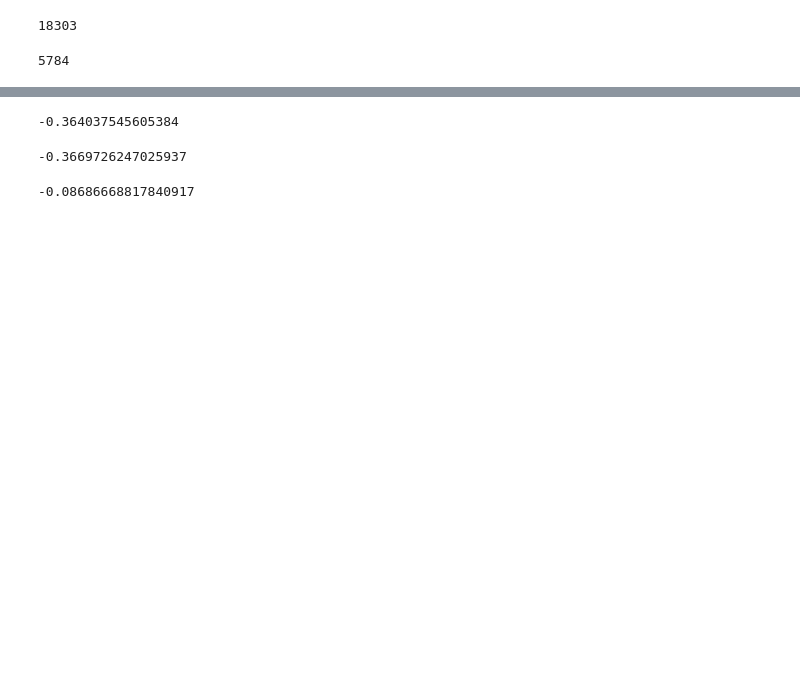
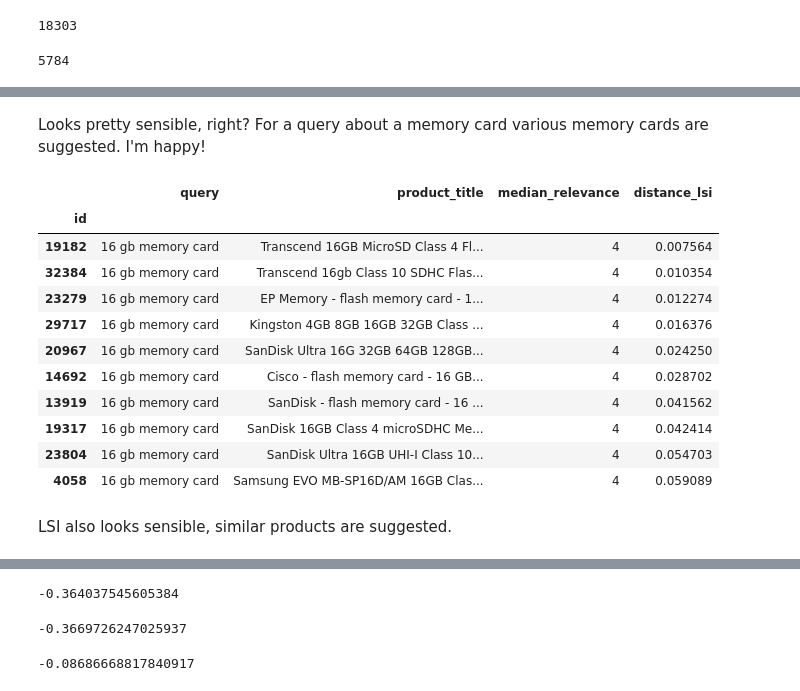
Before and after one commit to EikeDehling/machine-learnings, a Jupyter notebook: nlp_similarity_crowdflower.ipynb, the cells around one changed output, grey strips where cells are left out. Drawn from its saved outputs; the diff is of its cells as text; code cells hidden in the pictures; blank space fills up the shorter version.

```diff
--- a/nlp_similarity_crowdflower.ipynb
+++ b/nlp_similarity_crowdflower.ipynb
@@ -127,0 +189,19 @@ df['distance_doc2vec'] = df.apply(cosine_distance_doc2vec, axis=1)
+# %% [markdown]
+Looks pretty sensible, right? For a query about a memory card various memory cards are suggested. I'm happy!
+# %%
+df[['query', 'product_title', 'median_relevance', 'distance_lsi']].sort_values(by=['query', 'distance_lsi']).head(n=10)
+# %% [output]
+|  | query | product_title | median_relevance | distance_lsi |
+| id |  |  |  |  |
+| 19182 | 16 gb memory card | Transcend 16GB MicroSD Class 4 Fl... | 4 | 0.007564 |
+| 32384 | 16 gb memory card | Transcend 16gb Class 10 SDHC Flas... | 4 | 0.010354 |
+| 23279 | 16 gb memory card | EP Memory - flash memory card - 1... | 4 | 0.012274 |
+| 29717 | 16 gb memory card | Kingston 4GB 8GB 16GB 32GB Class ... | 4 | 0.016376 |
+| 20967 | 16 gb memory card | SanDisk Ultra 16G 32GB 64GB 128GB... | 4 | 0.024250 |
+| 14692 | 16 gb memory card | Cisco - flash memory card - 16 GB... | 4 | 0.028702 |
+| 13919 | 16 gb memory card | SanDisk - flash memory card - 16 ... | 4 | 0.041562 |
+| 19317 | 16 gb memory card | SanDisk 16GB Class 4 microSDHC Me... | 4 | 0.042414 |
+| 23804 | 16 gb memory card | SanDisk Ultra 16GB UHI-I Class 10... | 4 | 0.054703 |
+| 4058 | 16 gb memory card | Samsung EVO MB-SP16D/AM 16GB Clas... | 4 | 0.059089 |
+# %% [markdown]
+LSI also looks sensible, similar products are suggested.
```
Also changed, not shown: parts of 28 cells of this notebook, 1 other file.
